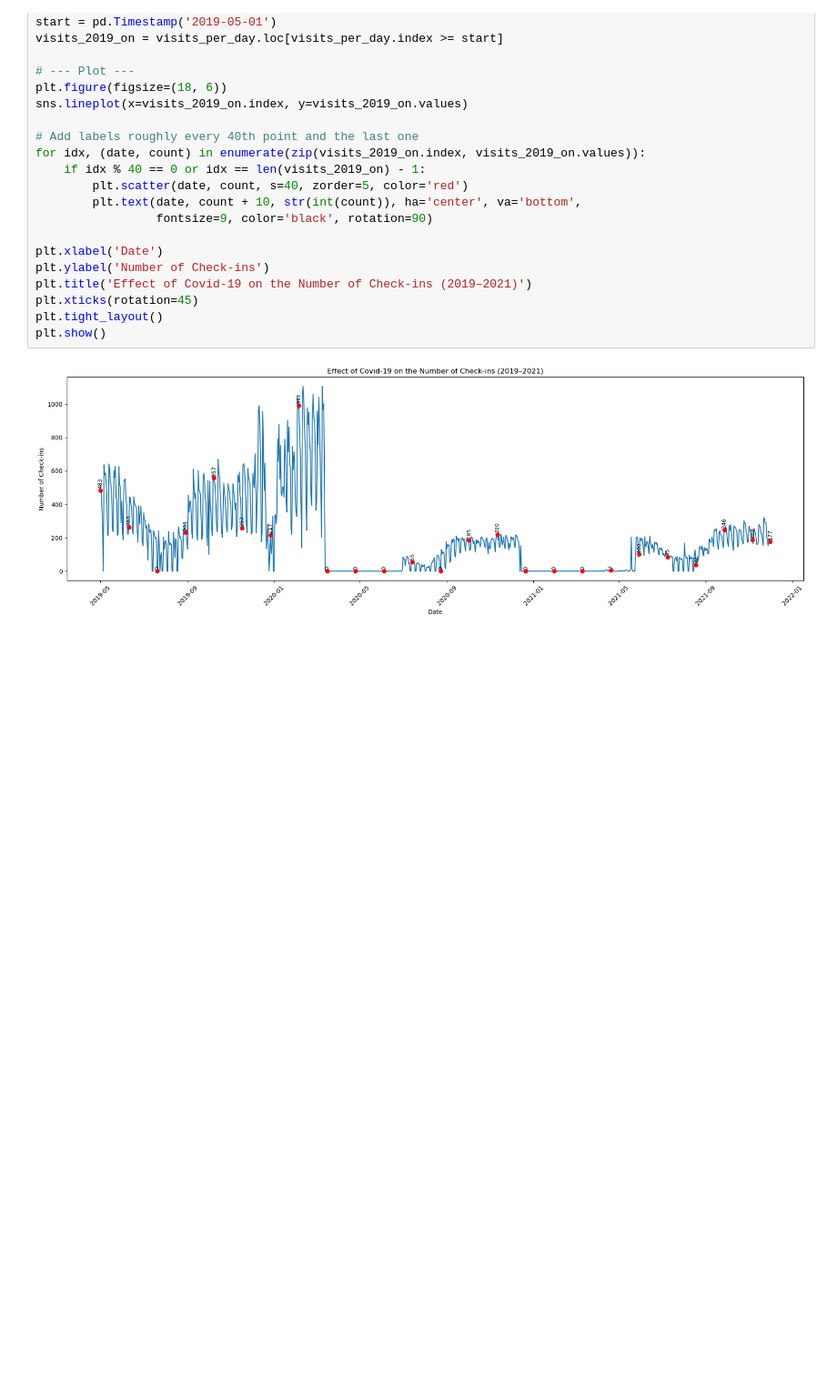
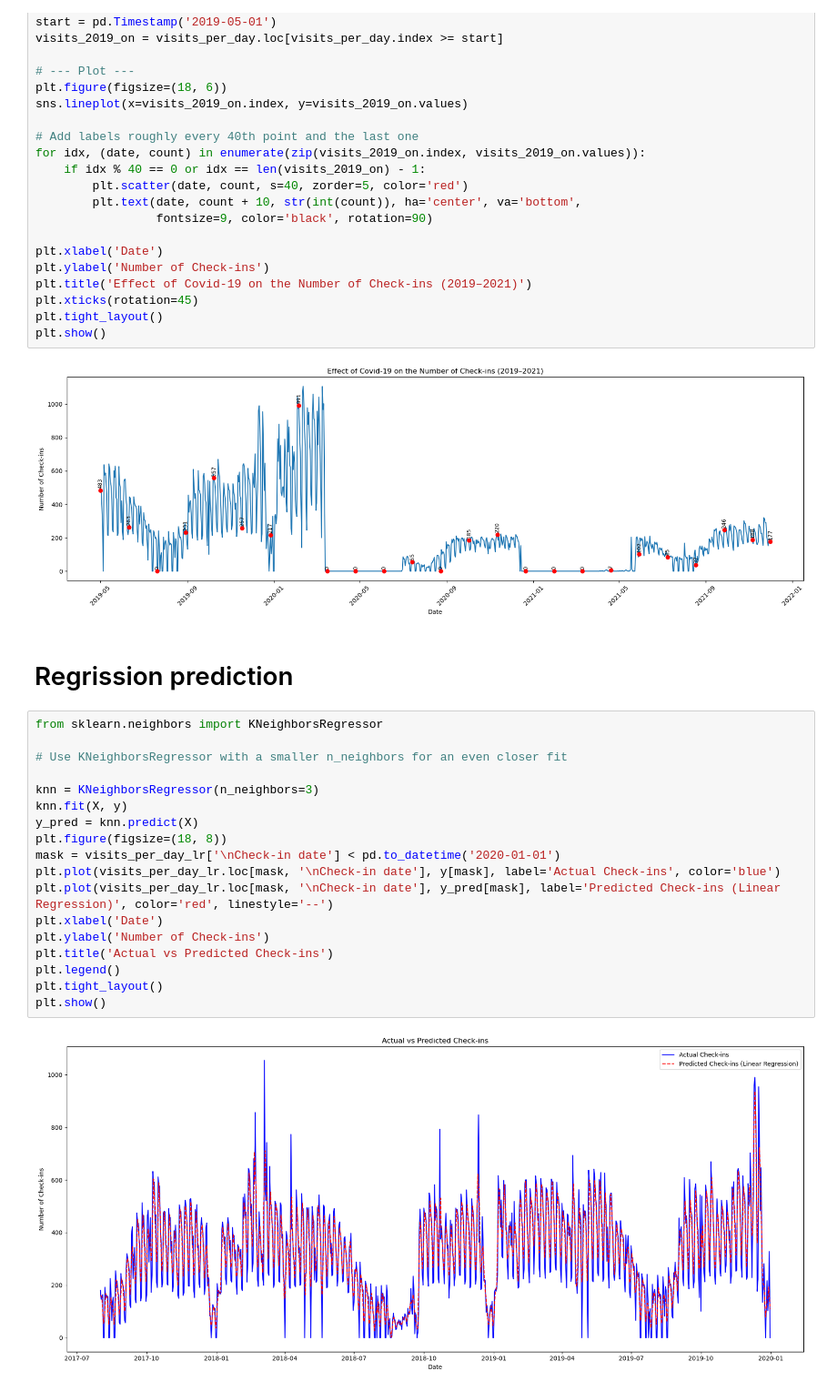
Before and after one commit to korho865/ACLO_project, a Jupyter notebook: ACLO_notebook.ipynb, the cells around one changed output. Shown at 91% size. Cells and saved outputs as stored; diff of their text form; blank space fills up the shorter version.

```diff
--- a/ACLO_notebook.ipynb
+++ b/ACLO_notebook.ipynb
@@ -222,3 +224,25 @@ plt.tight_layout()
 plt.show()
 # %% [output]
 [figure]
+# %% [markdown]
+# Regrission prediction
+# %%
+from sklearn.neighbors import KNeighborsRegressor
+
+# Use KNeighborsRegressor with a smaller n_neighbors for an even closer fit
+
+knn = KNeighborsRegressor(n_neighbors=3)
+knn.fit(X, y)
+y_pred = knn.predict(X)
+plt.figure(figsize=(18, 8))
+mask = visits_per_day_lr['\nCheck-in date'] < pd.to_datetime('2020-01-01')
+plt.plot(visits_per_day_lr.loc[mask, '\nCheck-in date'], y[mask], label='Actual Check-ins', color='blue')
+plt.plot(visits_per_day_lr.loc[mask, '\nCheck-in date'], y_pred[mask], label='Predicted Check-ins (Linear Regression)', color='red', linestyle='--')
+plt.xlabel('Date')
+plt.ylabel('Number of Check-ins')
+plt.title('Actual vs Predicted Check-ins')
+plt.legend()
+plt.tight_layout()
+plt.show()
+# %% [output]
+[figure, added]
```
Also changed, not shown: parts of 2 cells of this notebook.
